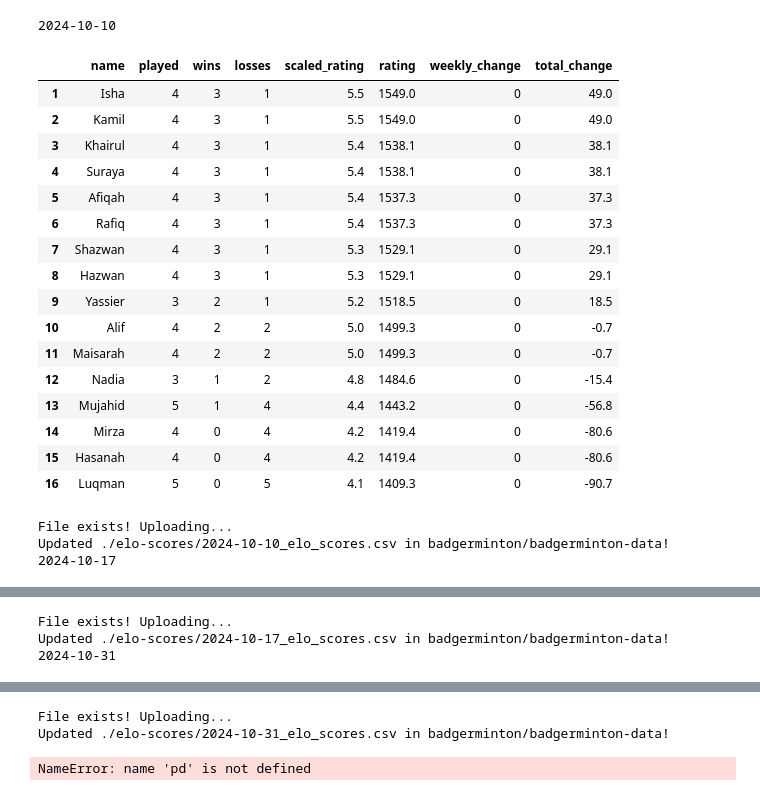
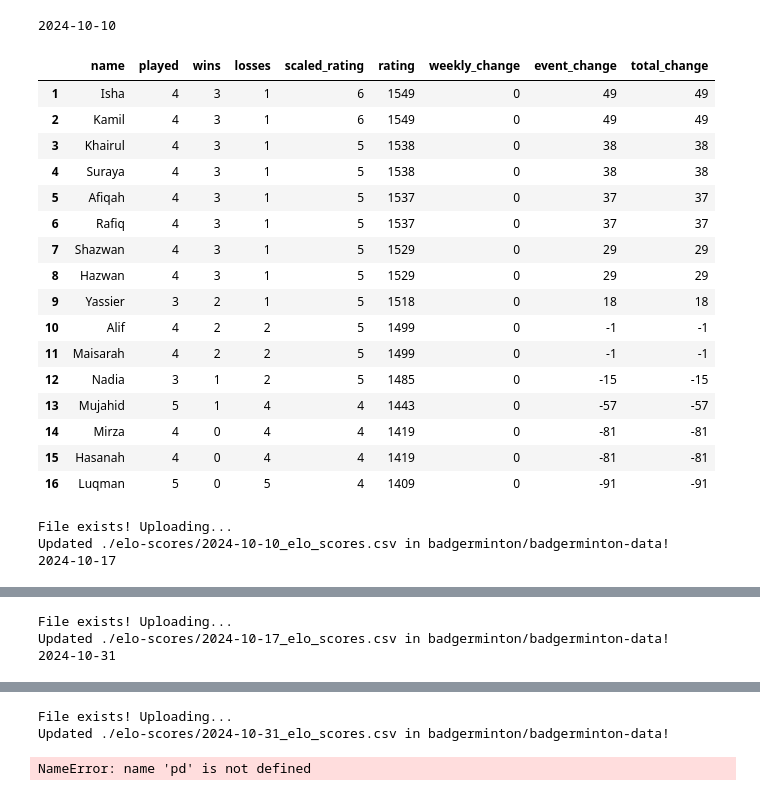
Before and after one commit to BadgerMinton/badgerminton-pipeline, a Jupyter notebook: calculate.ipynb, the cells around one changed output, grey strips where cells are left out. Saved outputs shown, nothing was run; the diff lists cells and outputs as text; code cells hidden in the pictures.

Commit message:
Differentiate between weekly change and event change

```diff
--- a/calculate.ipynb
+++ b/calculate.ipynb
@@ -244,6 +244,23 @@ def scaled_rating(rating: float) -> float:
     return round(max(0, min(scaled, 10)), 1)  # Keep the result between 0 and 10
 
 
+def get_last_week_rating_change(rating_history: list[Rating]) -> float:
+    """
+    Calculates the change in rating from last available session (typically last week) to the current rating.
+
+    Args:
+        rating_history (list[Rating]): The rating history of a player.
+
+    Returns:
+        float: The change in rating from the last available session.
+    """
+    if len(rating_history) < 2:
+        return 0  # No previous events to compare
+    current = rating_history[-1]["rating"]
+    previous = rating_history[-2]["rating"]
+    return current - previous
+
+
 def get_last_event_rating_change(rating_history: list[Rating]) -> float:
     """
     Calculates the change in rating from the last recorded event to the current rating.
@@ -254,8 +271,12 @@ def get_last_event_rating_change(rating_history: list[Rating]) -> float:
     Returns:
         float: The change in rating from the last event.
     """
-    if len(rating_history) < 2:
+    if len(rating_history) == 0:
         return 0  # No previous events to compare
+
+    elif len(rating_history) == 1:
+        return rating_history[0]["rating"] - 1500
+
     current = rating_history[-1]["rating"]
     previous = rating_history[-2]["rating"]
     return current - previous
@@ -339,6 +360,10 @@ for badminton_date in ["2024-10-10", "2024-10-17", "2024-10-31"]:
 
     # Calculate weekly rating change
     result_df["weekly_change"] = result_df["rating_history"].apply(
+        get_last_week_rating_change
+    )
+    # Calculate event rating change
+    result_df["event_change"] = result_df["rating_history"].apply(
         get_last_event_rating_change
     )
     # Calculate total rating change
@@ -347,51 +372,54 @@ for badminton_date in ["2024-10-10", "2024-10-17", "2024-10-31"]:
     result_df["scaled_rating"] = result_df["rating"].apply(scaled_rating)
     result_df = result_df[
         [
             "name",
             "played",
             "wins",
             "losses",
             "scaled_rating",
             "rating",
             "weekly_change",
+            "event_change",
             "total_change",
         ]
     ]
     # Set index to start at 1
     result_df.index = pd.RangeIndex(start=1, stop=len(result_df) + 1)
 
     print(badminton_date)
 
     # Make the decimal points more human readable
     result_df[result_df.select_dtypes(include=["float"]).columns] = (
-        result_df.select_dtypes(include=["float"]).apply(lambda x: x.round(1))
+        result_df.select_dtypes(
+            include=["float"]
+        ).apply(lambda x: x.round(0).astype(int))
     )
     display(result_df)
 
     file_path = f"elo-scores/{badminton_date}_elo_scores.csv"
     result_df.to_csv(f"./{file_path}", index=False)
     upload_to_github(
         f"./{file_path}", commit_message=f"Upload ELO scores data for {badminton_date}"
     )
 # %% [output]
 2024-10-10
-|  | name | played | wins | losses | scaled_rating | rating | weekly_change | total_change |
-| 1 | Isha | 4 | 3 | 1 | 5.5 | 1549.0 | 0 | 49.0 |
-| 2 | Kamil | 4 | 3 | 1 | 5.5 | 1549.0 | 0 | 49.0 |
-| 3 | Khairul | 4 | 3 | 1 | 5.4 | 1538.1 | 0 | 38.1 |
-| 4 | Suraya | 4 | 3 | 1 | 5.4 | 1538.1 | 0 | 38.1 |
-| 5 | Afiqah | 4 | 3 | 1 | 5.4 | 1537.3 | 0 | 37.3 |
-| 6 | Rafiq | 4 | 3 | 1 | 5.4 | 1537.3 | 0 | 37.3 |
-| 7 | Shazwan | 4 | 3 | 1 | 5.3 | 1529.1 | 0 | 29.1 |
-| 8 | Hazwan | 4 | 3 | 1 | 5.3 | 1529.1 | 0 | 29.1 |
-| 9 | Yassier | 3 | 2 | 1 | 5.2 | 1518.5 | 0 | 18.5 |
-| 10 | Alif | 4 | 2 | 2 | 5.0 | 1499.3 | 0 | -0.7 |
-| 11 | Maisarah | 4 | 2 | 2 | 5.0 | 1499.3 | 0 | -0.7 |
-| 12 | Nadia | 3 | 1 | 2 | 4.8 | 1484.6 | 0 | -15.4 |
-| 13 | Mujahid | 5 | 1 | 4 | 4.4 | 1443.2 | 0 | -56.8 |
-| 14 | Mirza | 4 | 0 | 4 | 4.2 | 1419.4 | 0 | -80.6 |
-| 15 | Hasanah | 4 | 0 | 4 | 4.2 | 1419.4 | 0 | -80.6 |
-| 16 | Luqman | 5 | 0 | 5 | 4.1 | 1409.3 | 0 | -90.7 |
+|  | name | played | wins | losses | scaled_rating | rating | weekly_change | event_change | total_change |
+| 1 | Isha | 4 | 3 | 1 | 6 | 1549 | 0 | 49 | 49 |
+| 2 | Kamil | 4 | 3 | 1 | 6 | 1549 | 0 | 49 | 49 |
+| 3 | Khairul | 4 | 3 | 1 | 5 | 1538 | 0 | 38 | 38 |
+| 4 | Suraya | 4 | 3 | 1 | 5 | 1538 | 0 | 38 | 38 |
+| 5 | Afiqah | 4 | 3 | 1 | 5 | 1537 | 0 | 37 | 37 |
+| 6 | Rafiq | 4 | 3 | 1 | 5 | 1537 | 0 | 37 | 37 |
+| 7 | Shazwan | 4 | 3 | 1 | 5 | 1529 | 0 | 29 | 29 |
+| 8 | Hazwan | 4 | 3 | 1 | 5 | 1529 | 0 | 29 | 29 |
+| 9 | Yassier | 3 | 2 | 1 | 5 | 1518 | 0 | 18 | 18 |
+| 10 | Alif | 4 | 2 | 2 | 5 | 1499 | 0 | -1 | -1 |
+| 11 | Maisarah | 4 | 2 | 2 | 5 | 1499 | 0 | -1 | -1 |
+| 12 | Nadia | 3 | 1 | 2 | 5 | 1485 | 0 | -15 | -15 |
+| 13 | Mujahid | 5 | 1 | 4 | 4 | 1443 | 0 | -57 | -57 |
+| 14 | Mirza | 4 | 0 | 4 | 4 | 1419 | 0 | -81 | -81 |
+| 15 | Hasanah | 4 | 0 | 4 | 4 | 1419 | 0 | -81 | -81 |
+| 16 | Luqman | 5 | 0 | 5 | 4 | 1409 | 0 | -91 | -91 |
 File exists! Uploading...
 Updated ./elo-scores/2024-10-10_elo_scores.csv in badgerminton/badgerminton-data!
 2024-10-17
```
Also changed, not shown: parts of 1 cell of this notebook.
